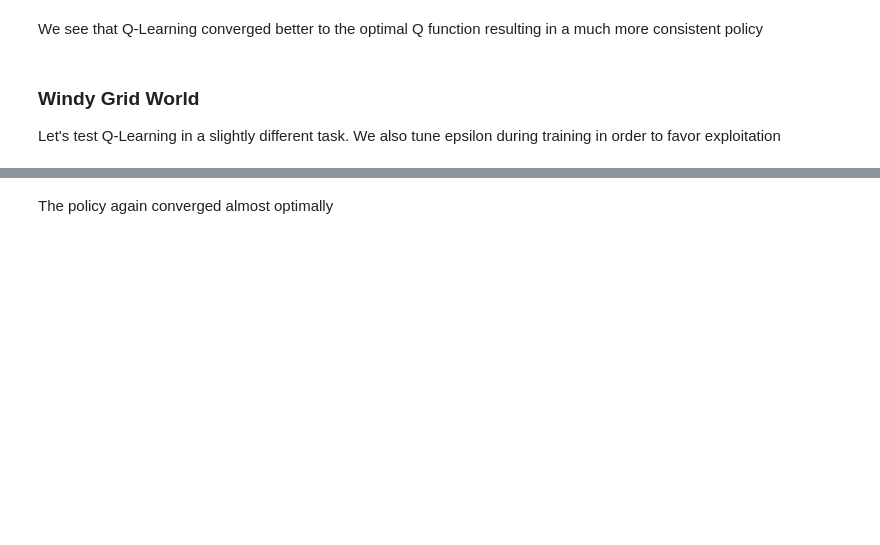
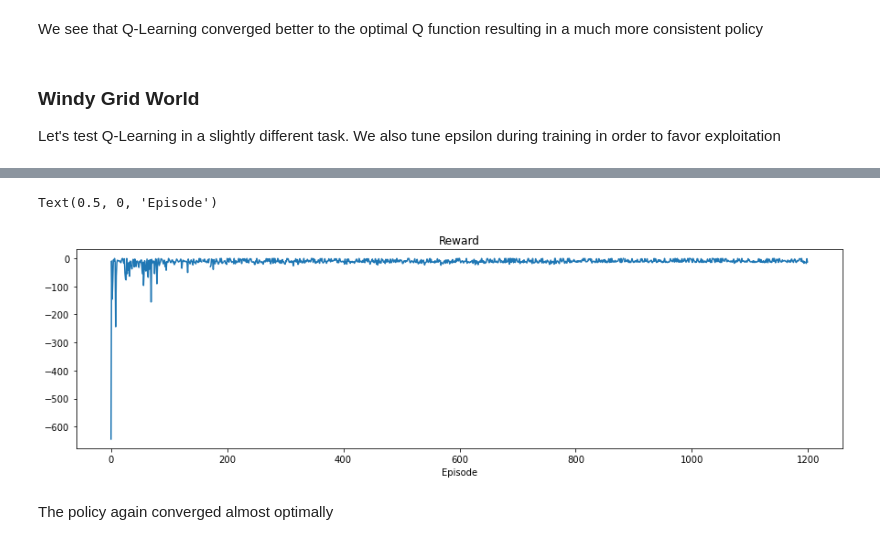
Before and after one commit to tsitsimis/from-scratch, a Jupyter notebook: examples/rl/temporal-difference-learning.ipynb, the cells around one changed output, grey strips where cells are left out. Saved outputs shown, nothing was run; the diff lists cells and outputs as text; code cells hidden in the pictures; blank space fills up the shorter version.

```diff
--- a/examples/rl/temporal-difference-learning.ipynb
+++ b/examples/rl/temporal-difference-learning.ipynb
@@ -93,2 +111,10 @@ windy_grid.plot(policy)
+# %%
+plt.figure(figsize=(15, 4))
+plt.plot(qlearning.episode_reward)
+plt.title("Reward")
+plt.xlabel("Episode")
+# %% [output]
+Text(0.5, 0, 'Episode')
+[figure, added]
 # %% [markdown]
 The policy again converged almost optimally
```
Also changed, not shown: parts of 20 cells of this notebook.
